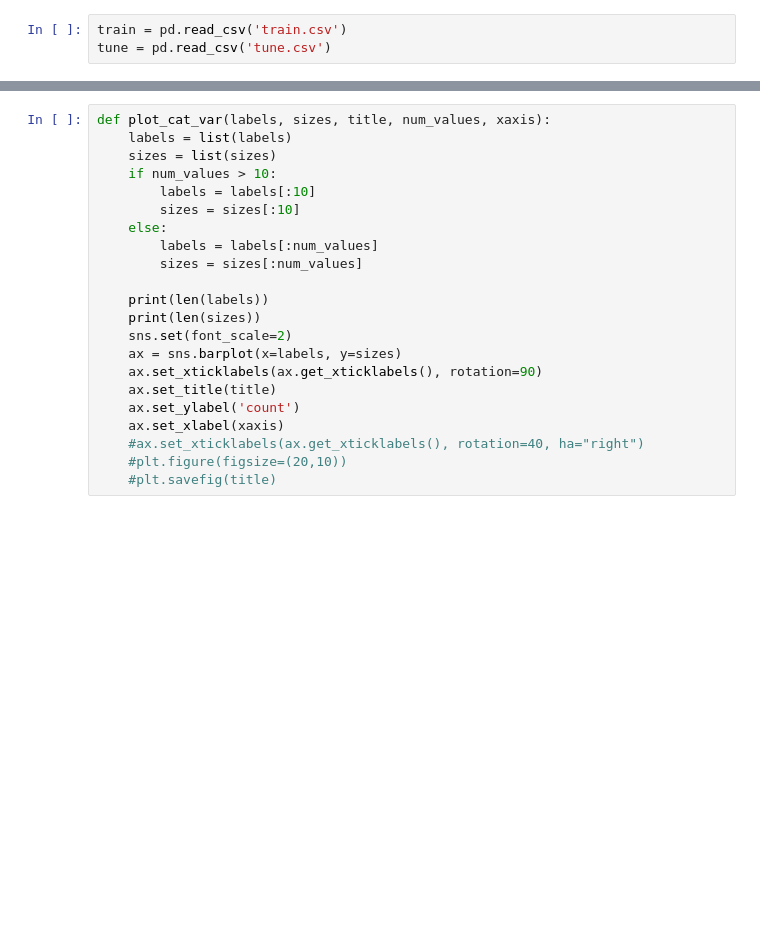
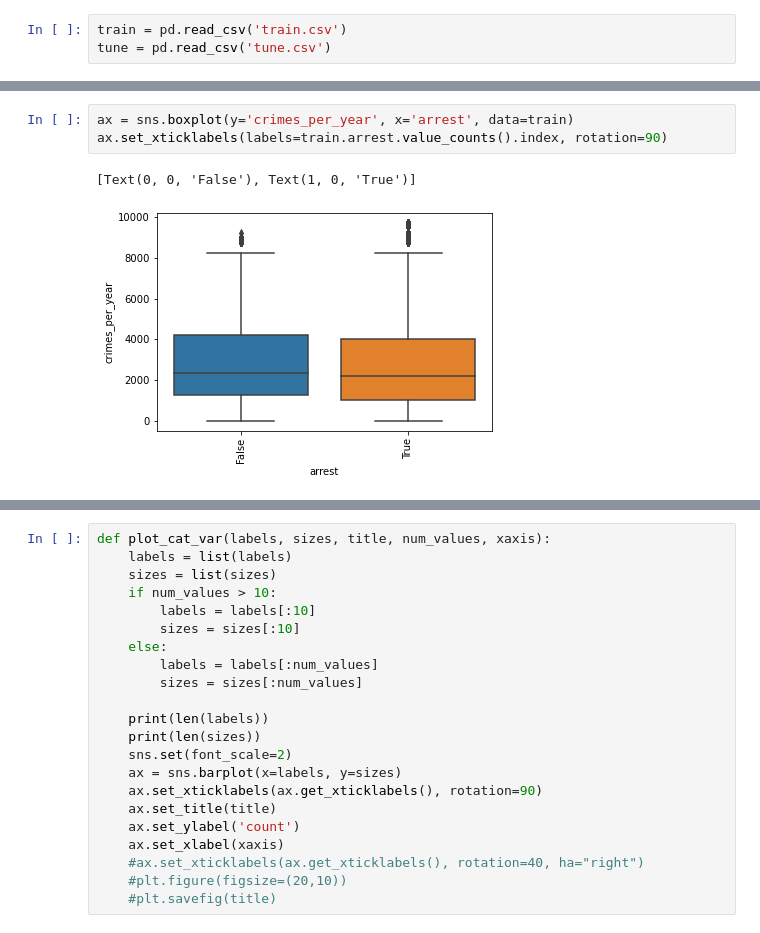
Before and after one commit to ncgauroneal/CrimePrediction, a Jupyter notebook: Data Science Work/Data Analysis.ipynb, the cells around one changed output, grey strips where cells are left out. Cells and saved outputs as stored; diff of their text form; blank space fills up the shorter version.

```diff
--- a/Data Science Work/Data Analysis.ipynb
+++ b/Data Science Work/Data Analysis.ipynb
@@ -8,0 +20,6 @@ tune = pd.read_csv('tune.csv')
+# %%
+ax = sns.boxplot(y='crimes_per_year', x='arrest', data=train)
+ax.set_xticklabels(labels=train.arrest.value_counts().index, rotation=90)
+# %% [output]
+[Text(0, 0, 'False'), Text(1, 0, 'True')]
+[figure, added]
```
Also changed, not shown: parts of 29 cells of this notebook, 1 other file.
